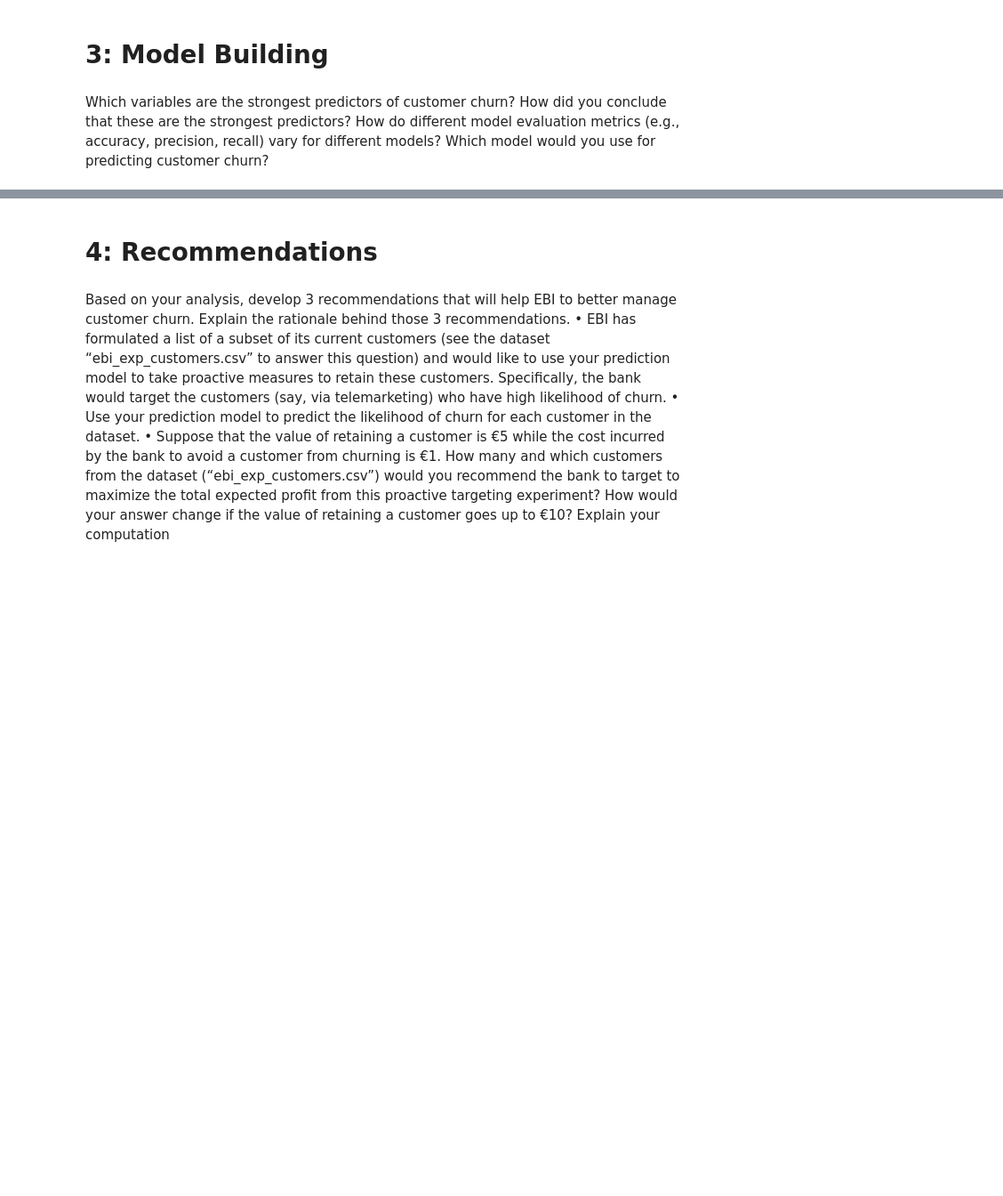
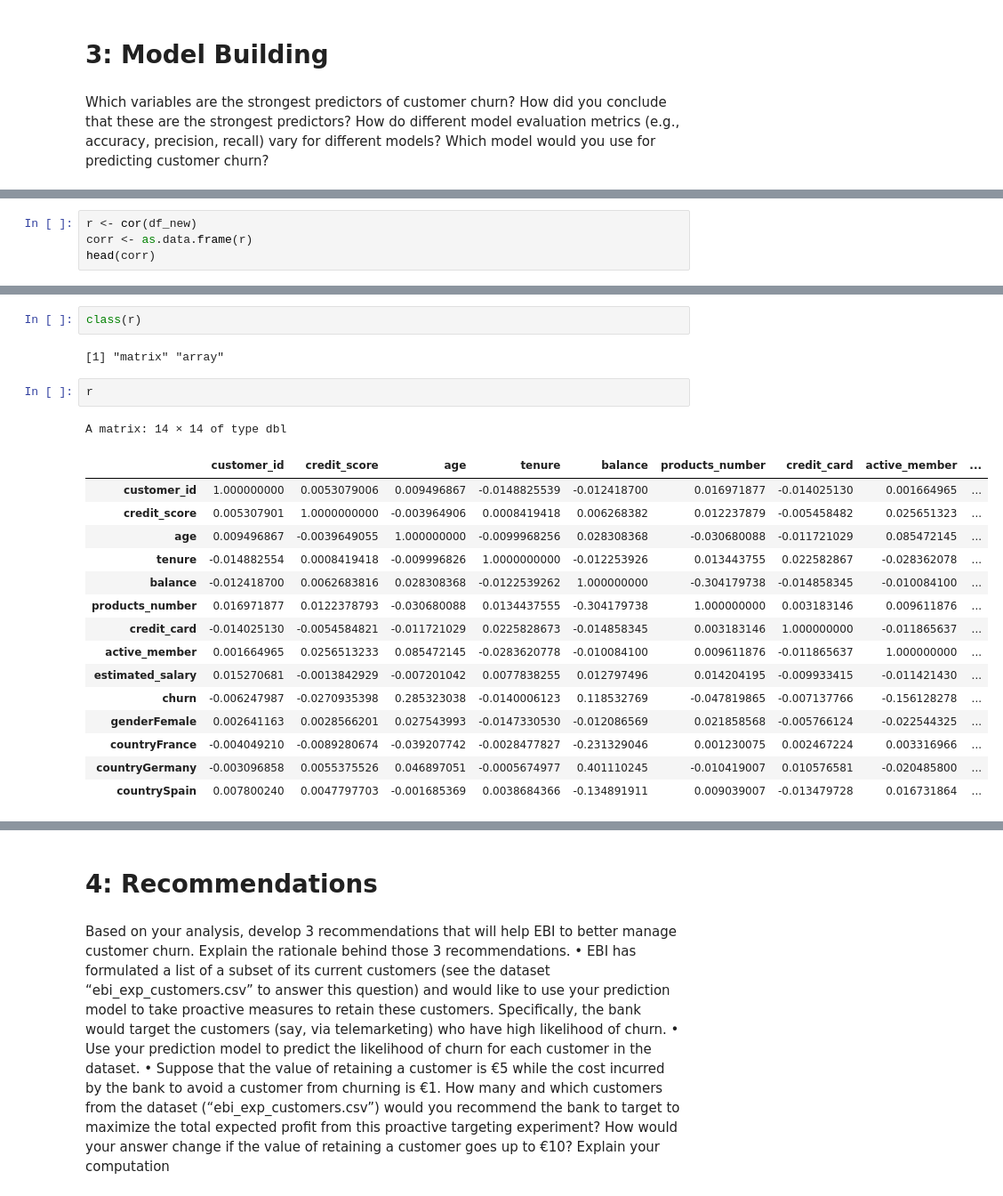
Before and after one commit to PascalEissler/rsm_data_analytics, a Jupyter notebook: Group 7 Project 2.ipynb, the cells around one changed output, grey strips where cells are left out. Shown: that part at 89% size. Cells and saved outputs as stored; diff of their text form; blank space fills up the shorter version.

```diff
--- a/Group 7 Project 2.ipynb
+++ b/Group 7 Project 2.ipynb
@@ -300,0 +296,4 @@ Which model would you use for predicting customer churn?
+# %%
+r <- cor(df_new)
+corr <- as.data.frame(r)
+head(corr)
@@ -300,0 +310,23 @@ Which model would you use for predicting customer churn?
+# %%
+class(r)
+# %% [output]
+[1] "matrix" "array"
+# %%
+r
+# %% [output]
+A matrix: 14 × 14 of type dbl
+|  | customer_id | credit_score | age | tenure | balance | products_number | credit_card | active_member | ... |
+| customer_id | 1.000000000 | 0.0053079006 | 0.009496867 | -0.0148825539 | -0.012418700 | 0.016971877 | -0.014025130 | 0.001664965 | ... |
+| credit_score | 0.005307901 | 1.0000000000 | -0.003964906 | 0.0008419418 | 0.006268382 | 0.012237879 | -0.005458482 | 0.025651323 | ... |
+| age | 0.009496867 | -0.0039649055 | 1.000000000 | -0.0099968256 | 0.028308368 | -0.030680088 | -0.011721029 | 0.085472145 | ... |
+| tenure | -0.014882554 | 0.0008419418 | -0.009996826 | 1.0000000000 | -0.012253926 | 0.013443755 | 0.022582867 | -0.028362078 | ... |
+| balance | -0.012418700 | 0.0062683816 | 0.028308368 | -0.0122539262 | 1.000000000 | -0.304179738 | -0.014858345 | -0.010084100 | ... |
+| products_number | 0.016971877 | 0.0122378793 | -0.030680088 | 0.0134437555 | -0.304179738 | 1.000000000 | 0.003183146 | 0.009611876 | ... |
+| credit_card | -0.014025130 | -0.0054584821 | -0.011721029 | 0.0225828673 | -0.014858345 | 0.003183146 | 1.000000000 | -0.011865637 | ... |
+| active_member | 0.001664965 | 0.0256513233 | 0.085472145 | -0.0283620778 | -0.010084100 | 0.009611876 | -0.011865637 | 1.000000000 | ... |
+| estimated_salary | 0.015270681 | -0.0013842929 | -0.007201042 | 0.0077838255 | 0.012797496 | 0.014204195 | -0.009933415 | -0.011421430 | ... |
+| churn | -0.006247987 | -0.0270935398 | 0.285323038 | -0.0140006123 | 0.118532769 | -0.047819865 | -0.007137766 | -0.156128278 | ... |
+| genderFemale | 0.002641163 | 0.0028566201 | 0.027543993 | -0.0147330530 | -0.012086569 | 0.021858568 | -0.005766124 | -0.022544325 | ... |
+| countryFrance | -0.004049210 | -0.0089280674 | -0.039207742 | -0.0028477827 | -0.231329046 | 0.001230075 | 0.002467224 | 0.003316966 | ... |
+| countryGermany | -0.003096858 | 0.0055375526 | 0.046897051 | -0.0005674977 | 0.401110245 | -0.010419007 | 0.010576581 | -0.020485800 | ... |
+| countrySpain | 0.007800240 | 0.0047797703 | -0.001685369 | 0.0038684366 | -0.134891911 | 0.009039007 | -0.013479728 | 0.016731864 | ... |
```
Also changed, not shown: parts of 6 cells of this notebook.
